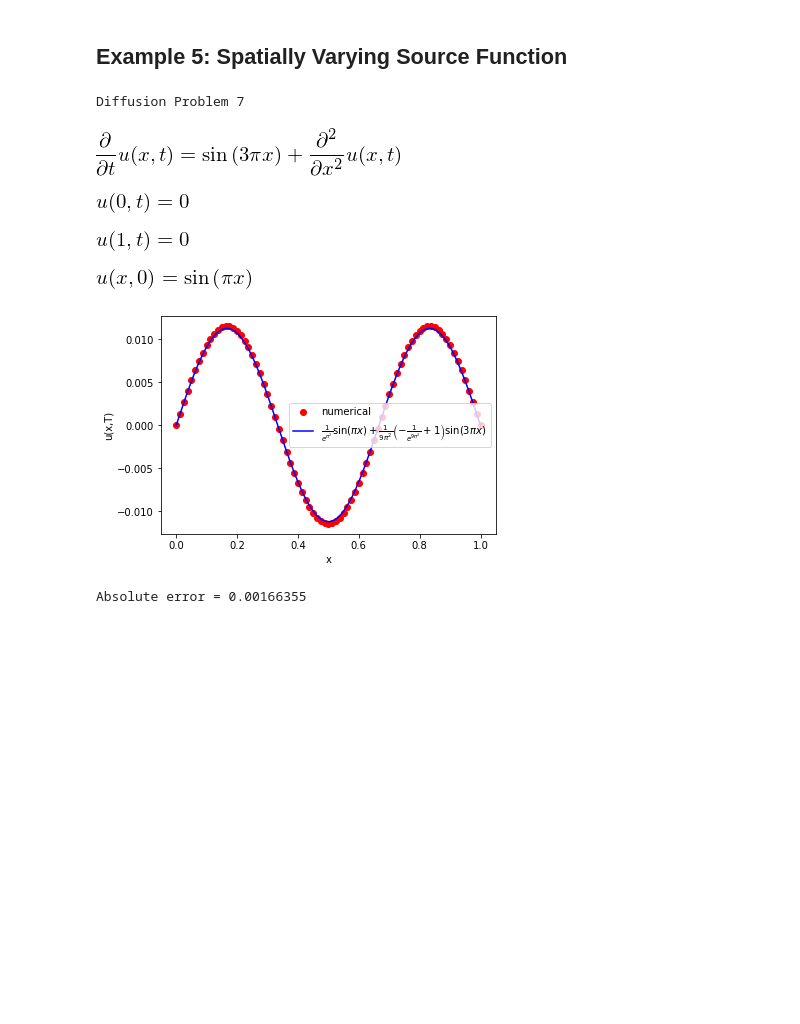
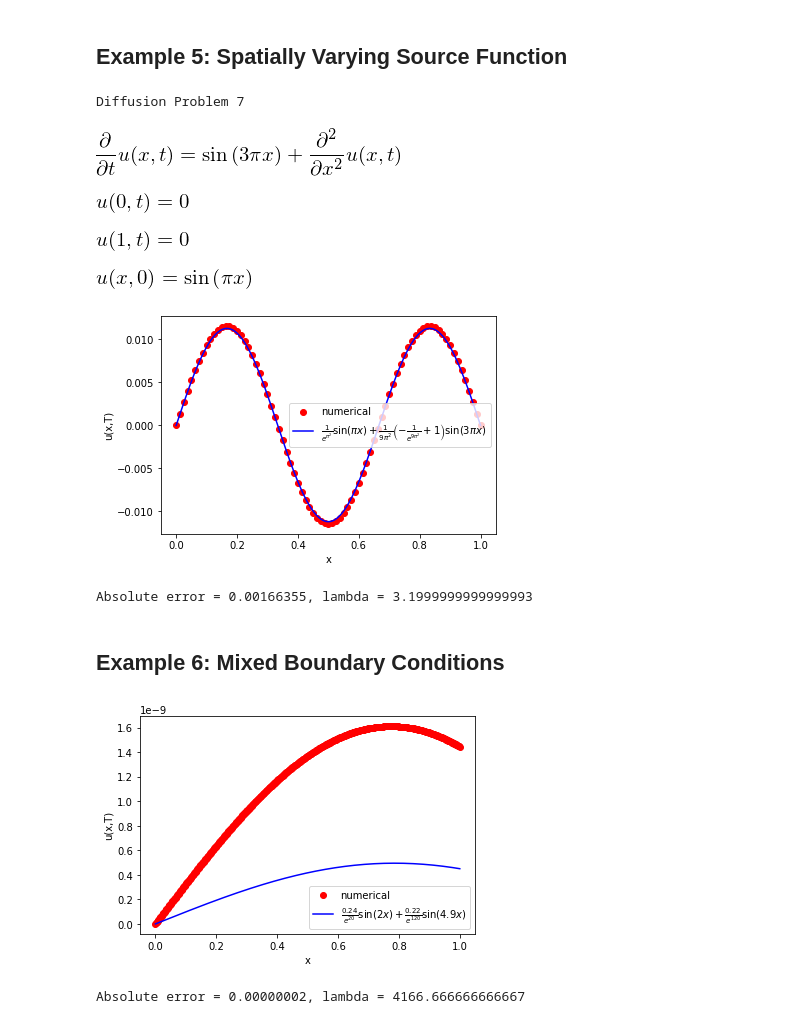
Before and after one commit to jc4196/pdes, a Jupyter notebook: Examples.ipynb, the cells around one changed output. Cells and saved outputs as stored; diff of their text form; code cells hidden in the pictures; blank space fills up the shorter version.

```diff
--- a/Examples.ipynb
+++ b/Examples.ipynb
@@ -110,8 +110,8 @@ dp7.pprint('Diffusion Problem 7')
 u = exp(-(pi**2)*t)*sin(pi*x) + \
         (1/(3*pi)**2)*(1 - exp(-9*pi**2*t))*sin(3*pi*x)
 
-uT, err = dp7.solve_at_T(1, mx, mt, cranknicholson, u_exact = u)
-print('Absolute error = {:.8f}'.format(err))
+uT, error, lmbda = dp7.solve_at_T(1, mx, mt, 'CN', u_exact = u)
+print('Absolute error = {:.8f}, lambda = {}'.format(error, lmbda))
 # %% [output]
 Diffusion Problem 7
 [figure]
@@ -119,4 +119,28 @@ Diffusion Problem 7
 [figure]
 [figure]
 [figure]
-Absolute error = 0.00166355
+Absolute error = 0.00166355, lambda = 3.1999999999999993
+# %% [markdown]
+## Example 6: Mixed Boundary Conditions ##
+# %%
+from boundary import Mixed
+
+mt = 300
+mx = 500
+
+# specify a mixed boundary condition such as
+# alpha*u + beta*du/dx = g(x)
+# at x = a by
+# Mixed(a, (alpha, beta, g))
+
+dpmixed = ParabolicProblem(lbc=Mixed(0, (1,0,0)),
+                           rbc=Mixed(1, (1,1,0)),
+                           ic=x)
+
+# first two terms of Fourier Series Solution
+u = 0.24*exp(-4*t)*sin(2*x) + 0.22*exp(-24*t)*sin(4.9*x)
+uT, error, lmbda = dpmixed.solve_at_T(5, mx, mt, 'BE2', u_exact=u)
+print('Absolute error = {:.8f}, lambda = {}'.format(error, lmbda))
+# %% [output]
+[figure, added]
+Absolute error = 0.00000002, lambda = 4166.666666666667
```
Also changed, not shown: parts of 15 cells of this notebook, 26 other files.
